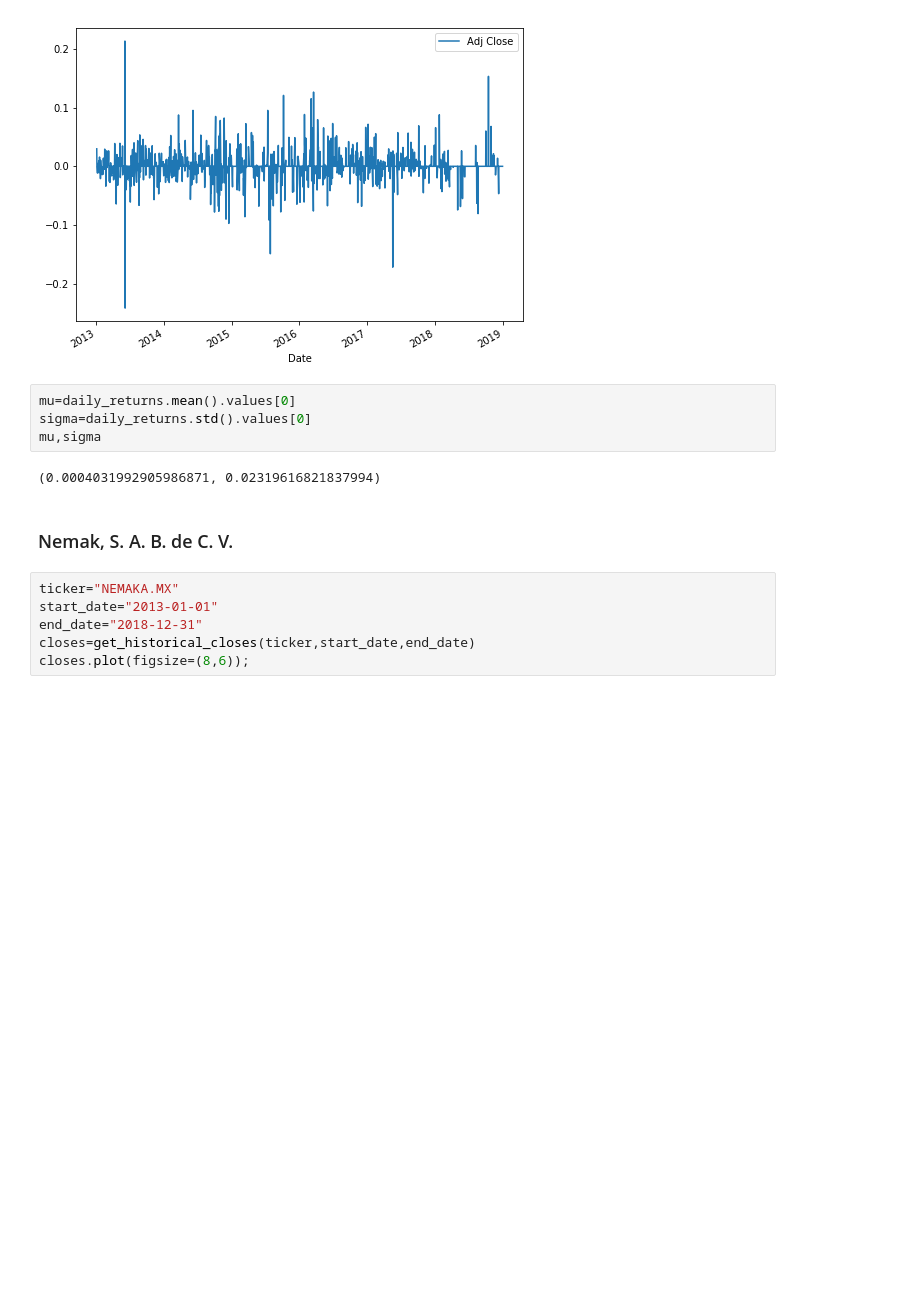
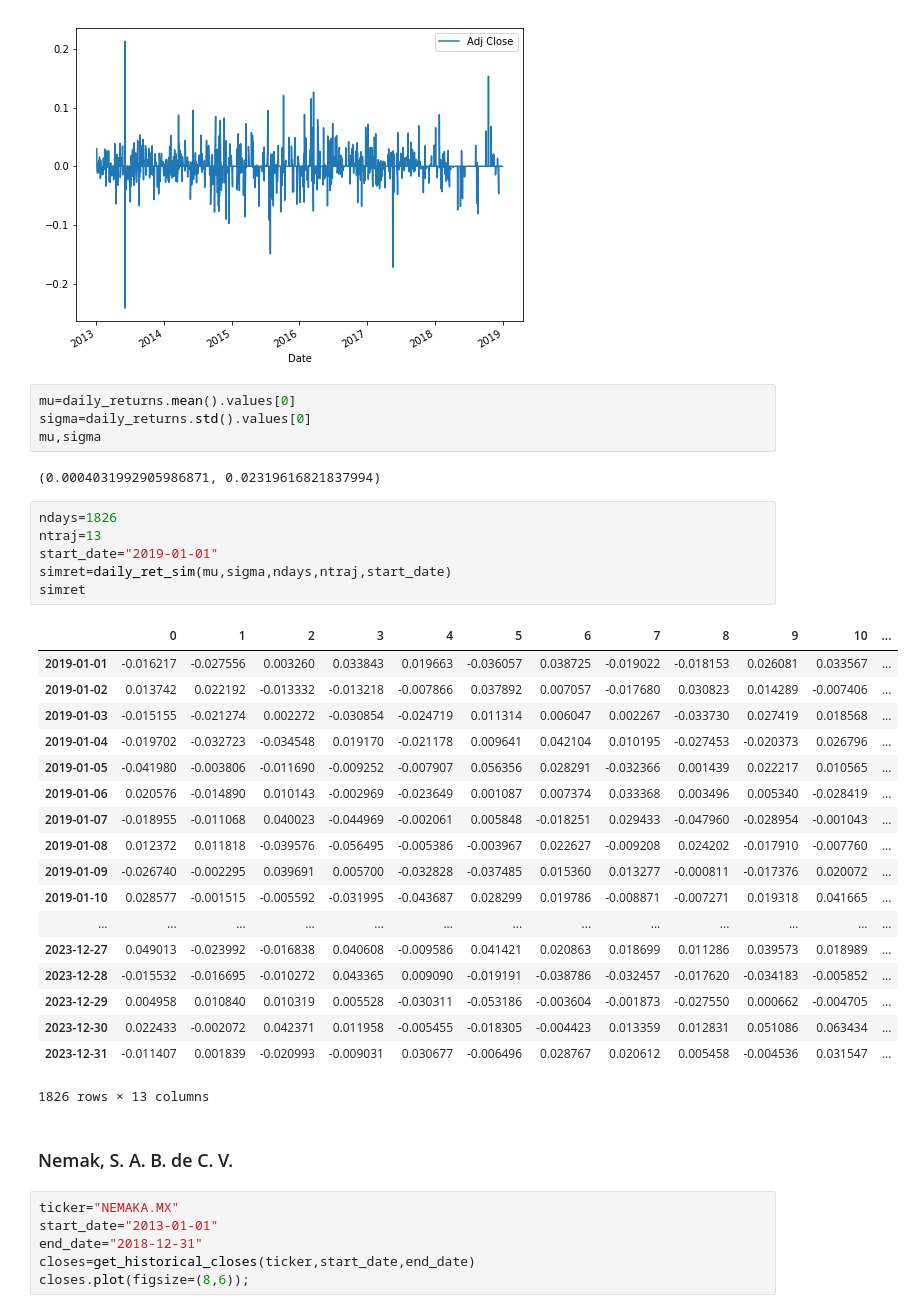
Before and after one commit to Miriam1999/Proyecto, a Jupyter notebook: Proyecto.ipynb, the cells around one changed output. Cells and saved outputs as stored; diff of their text form; blank space fills up the shorter version.

```diff
--- a/Proyecto.ipynb
+++ b/Proyecto.ipynb
@@ -128,6 +178,31 @@ sigma=daily_returns.std().values[0]
 mu,sigma
 # %% [output]
 (0.0004031992905986871, 0.02319616821837994)
+# %%
+ndays=1826
+ntraj=13
+start_date="2019-01-01"
+simret=daily_ret_sim(mu,sigma,ndays,ntraj,start_date)
+simret
+# %% [output]
+|  | 0 | 1 | 2 | 3 | 4 | 5 | 6 | 7 | 8 | 9 | 10 | ... |
+| 2019-01-01 | -0.016217 | -0.027556 | 0.003260 | 0.033843 | 0.019663 | -0.036057 | 0.038725 | -0.019022 | -0.018153 | 0.026081 | 0.033567 | ... |
+| 2019-01-02 | 0.013742 | 0.022192 | -0.013332 | -0.013218 | -0.007866 | 0.037892 | 0.007057 | -0.017680 | 0.030823 | 0.014289 | -0.007406 | ... |
+| 2019-01-03 | -0.015155 | -0.021274 | 0.002272 | -0.030854 | -0.024719 | 0.011314 | 0.006047 | 0.002267 | -0.033730 | 0.027419 | 0.018568 | ... |
+| 2019-01-04 | -0.019702 | -0.032723 | -0.034548 | 0.019170 | -0.021178 | 0.009641 | 0.042104 | 0.010195 | -0.027453 | -0.020373 | 0.026796 | ... |
+| 2019-01-05 | -0.041980 | -0.003806 | -0.011690 | -0.009252 | -0.007907 | 0.056356 | 0.028291 | -0.032366 | 0.001439 | 0.022217 | 0.010565 | ... |
+| 2019-01-06 | 0.020576 | -0.014890 | 0.010143 | -0.002969 | -0.023649 | 0.001087 | 0.007374 | 0.033368 | 0.003496 | 0.005340 | -0.028419 | ... |
+| 2019-01-07 | -0.018955 | -0.011068 | 0.040023 | -0.044969 | -0.002061 | 0.005848 | -0.018251 | 0.029433 | -0.047960 | -0.028954 | -0.001043 | ... |
+| 2019-01-08 | 0.012372 | 0.011818 | -0.039576 | -0.056495 | -0.005386 | -0.003967 | 0.022627 | -0.009208 | 0.024202 | -0.017910 | -0.007760 | ... |
+| 2019-01-09 | -0.026740 | -0.002295 | 0.039691 | 0.005700 | -0.032828 | -0.037485 | 0.015360 | 0.013277 | -0.000811 | -0.017376 | 0.020072 | ... |
+| 2019-01-10 | 0.028577 | -0.001515 | -0.005592 | -0.031995 | -0.043687 | 0.028299 | 0.019786 | -0.008871 | -0.007271 | 0.019318 | 0.041665 | ... |
+| ... | ... | ... | ... | ... | ... | ... | ... | ... | ... | ... | ... | ... |
+| 2023-12-27 | 0.049013 | -0.023992 | -0.016838 | 0.040608 | -0.009586 | 0.041421 | 0.020863 | 0.018699 | 0.011286 | 0.039573 | 0.018989 | ... |
+| 2023-12-28 | -0.015532 | -0.016695 | -0.010272 | 0.043365 | 0.009090 | -0.019191 | -0.038786 | -0.032457 | -0.017620 | -0.034183 | -0.005852 | ... |
+| 2023-12-29 | 0.004958 | 0.010840 | 0.010319 | 0.005528 | -0.030311 | -0.053186 | -0.003604 | -0.001873 | -0.027550 | 0.000662 | -0.004705 | ... |
+| 2023-12-30 | 0.022433 | -0.002072 | 0.042371 | 0.011958 | -0.005455 | -0.018305 | -0.004423 | 0.013359 | 0.012831 | 0.051086 | 0.063434 | ... |
+| 2023-12-31 | -0.011407 | 0.001839 | -0.020993 | -0.009031 | 0.030677 | -0.006496 | 0.028767 | 0.020612 | 0.005458 | -0.004536 | 0.031547 | ... |
+1826 rows × 13 columns
 # %% [markdown]
 ### Nemak, S. A. B. de C. V.
 # %%
```
Also changed, not shown: parts of 9 cells of this notebook.
